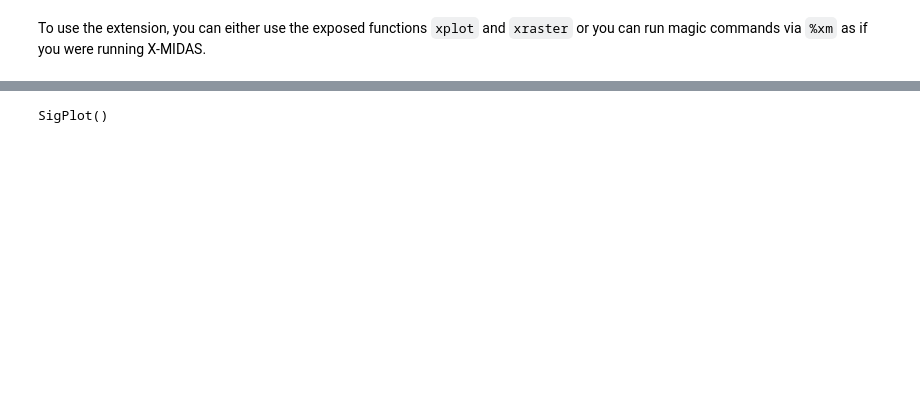
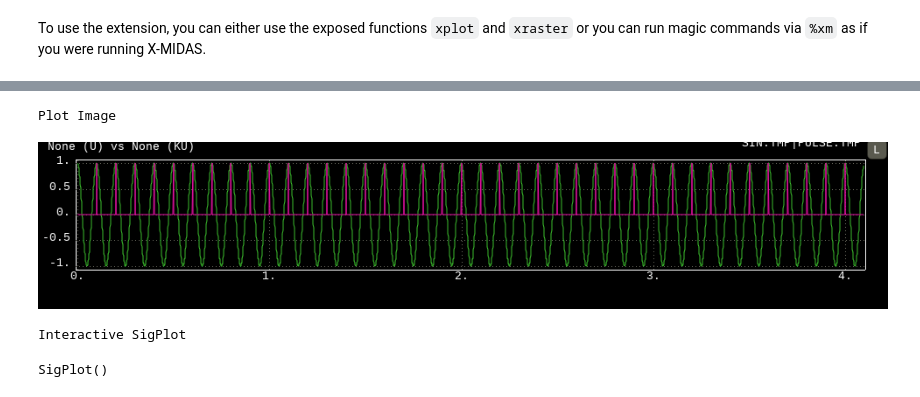
Before and after one commit to betatim/jupyter-xm-magic, a Jupyter notebook: SigPlot Extension Test.ipynb, the cells around one changed output, grey strips where cells are left out. Saved outputs shown, nothing was run; the diff lists cells and outputs as text; code cells hidden in the pictures; blank space fills up the shorter version.

```diff
--- a/SigPlot Extension Test.ipynb
+++ b/SigPlot Extension Test.ipynb
@@ -56,9 +79,16 @@ SigPlot()
 # %%
 plot= SigPlot("http://sigplot.lgsinnovations.com/dat/sin.tmp")
 plot.overlay_href("http://sigplot.lgsinnovations.com/dat/pulse.tmp")
+i= Image("docs/sinPulse.png")
+print("Plot Image")
+display(i)
+print("Interactive SigPlot")
 plot.plot()
 # %% [output]
-SigPlot()
+Plot Image
+[figure, added]
+Interactive SigPlot
+SigPlot()
 # %%
 plot=SigPlot("http://sigplot.lgsinnovations.com/dat/sin.tmp", "http://sigplot.lgsinnovations.com/dat/pulse.tmp",
     np.arange(0, 4, .001)
```
Also changed, not shown: parts of 11 cells of this notebook, 9 other files.
